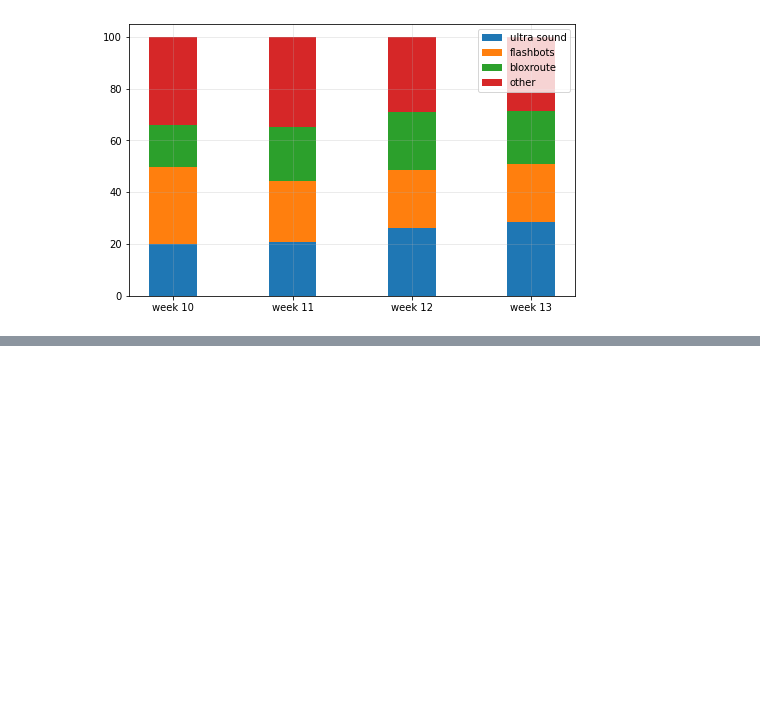
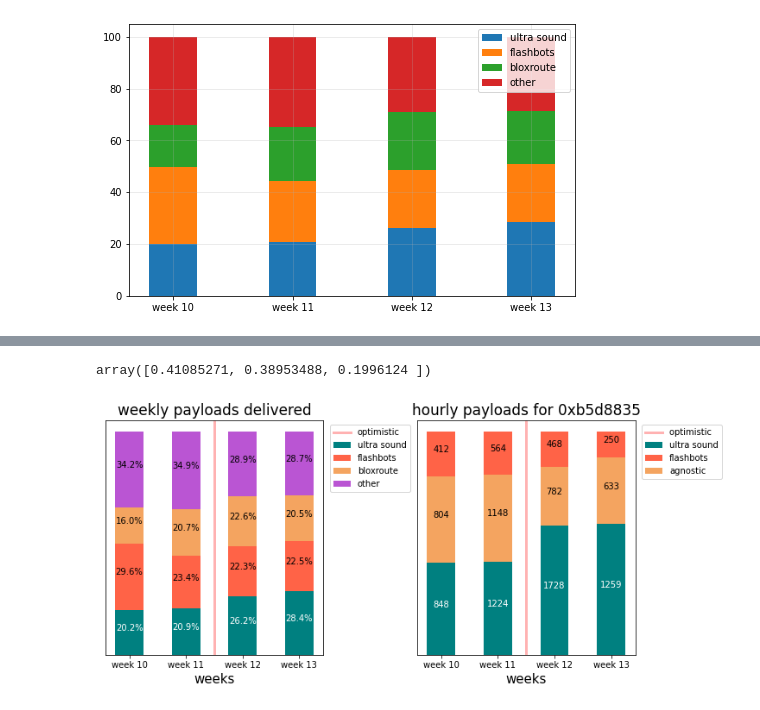
Before and after one commit to michaelneuder/relay-data, a Jupyter notebook: frontier.ipynb, the cells around one changed output, grey strips where cells are left out. Drawn from its saved outputs; the diff is of its cells as text; code cells hidden in the pictures; blank space fills up the shorter version.

```diff
--- a/frontier.ipynb
+++ b/frontier.ipynb
@@ -626,7 +634,7 @@ plt.show()
 start = 6100517
 end = 5999717 # 14 days ago
 payload = {
-    'builder_pubkey': '0xb194b2b8ec91a71c18f8483825234679299d146495a08db3bf3fb955e1d85a5fca77e88de93a74f4e32320fc922d3027',
+    'builder_pubkey': '0xb5d883565500910f3f10f0a2e3a031139d972117a3b67da191ff93ba00ba26502d9b65385b5bca5e7c587273e40f2319',
 }
 total_df = pd.DataFrame()
 while start > end:
@@ -829,0 +913,18 @@ plt.show()
+# %%
+res = []
+re2 = []
+for i in range(4):
+    lb, ub = bounds[i], bounds[i+1]
+    print(lb,ub)
+    res_2 = []
+    sub = usr[(usr['slot']>=bounds[i]) & (usr['slot']<bounds[i+1])]
+    usr_ct = len(sub)
+    sub = agn[(agn['slot']>=bounds[i]) & (agn['slot']<bounds[i+1])]
+    agn_ct = len(sub)
+    sub = fbs[(fbs['slot']>=bounds[i]) & (fbs['slot']<bounds[i+1])]
+    fbs_ct = len(sub)
+    total = usr_ct + agn_ct + fbs_ct
+    print(total)
+    res.append([usr_ct/total, agn_ct/total, fbs_ct/total])
+    re2.append([usr_ct, agn_ct, fbs_ct])
+res = np.asarray(res)
@@ -829,0 +967,59 @@ plt.show()
+# %%
+res[0]
+# %% [output]
+array([0.41085271, 0.38953488, 0.1996124 ])
+# %%
+fig, axarr = plt.subplots(ncols=2, figsize=(11,5))
+
+ax = axarr[1]
+bottom = np.zeros(4)
+vals = np.swapaxes(res, 0, 1) * 100
+val2 = np.swapaxes(re2, 0, 1)
+rects = ax.bar(np.arange(4), vals[0], width=0.5, bottom=bottom, label='ultra sound', color='teal')
+ax.bar(np.arange(4), vals[2], width=0.5, bottom=vals[1]+vals[0], label='flashbots', color='tomato')
+ax.bar(np.arange(4), vals[1], width=0.5, bottom=vals[0], label='agnostic', color='sandybrown')
+ax.axvline(1.5, color='r', linewidth=3, alpha=0.3, label='optimistic ')
+ax.legend(loc='upper left', bbox_to_anchor=(1.01, 1.))
+ax.set_title('hourly payloads for 0xb5d8835', size=17)
+
+for i in range(4):
+    ax.annotate('{}'.format(val2[0,i]), color='white', xy=(i, vals[0,i]/2), xytext=(0,0),textcoords="offset points", ha='center', va='bottom')
+for i in range(4):
+    ax.annotate('{}'.format(val2[1,i]), color='black', xy=(i, vals[0,i]+(vals[1,i])/2), xytext=(0,0),textcoords="offset points", ha='center', va='bottom')
+for i in range(4):
+    ax.annotate('{}'.format(val2[2,i]), color='black', xy=(i, vals[0,i]+vals[1,i]+(vals[2,i])/2), xytext=(0,0),textcoords="offset points", ha='center', va='bottom')
+
+
+ax = axarr[0]
+width = 0.5
+bottom = np.zeros(4)
+
+vals = np.swapaxes(dominance.values[:,1:], 0, 1)
+ax.bar(np.arange(4), vals[0], width=0.5, bottom=bottom, label='ultra sound', color='teal')
+ax.bar(np.arange(4), vals[1], width=0.5, bottom=vals[0], label='flashbots', color='tomato')
+ax.axvline(1.5, color='r', linewidth=3, alpha=0.3, label='optimistic')
+ax.bar(np.arange(4), vals[2], width=0.5, bottom=vals[1]+vals[0], label='bloxroute', color='sandybrown')
+ax.bar(np.arange(4), vals[3], width=0.5, bottom=vals[2]+vals[1]+vals[0], label='other', color='mediumorchid')
+ax.set_title("weekly payloads delivered", size=17)
+ax.legend(loc='upper left', bbox_to_anchor=(1.01, 1.))
+
+for i in range(4):
+    ax.annotate('{:.1f}%'.format(vals[0,i]), color='white', xy=(i, vals[0,i]/2), xytext=(0,0),textcoords="offset points", ha='center', va='bottom')
+for i in range(4):
+    ax.annotate('{:.1f}%'.format(vals[1,i]), color='black', xy=(i, vals[0,i]+(vals[1,i])/2), xytext=(0,0),textcoords="offset points", ha='center', va='bottom')
+for i in range(4):
+    ax.annotate('{:.1f}%'.format(vals[2,i]), color='black', xy=(i, vals[0,i]+vals[1,i]+(vals[2,i])/2), xytext=(0,0),textcoords="offset points", ha='center', va='bottom')
+for i in range(4):
+    ax.annotate('{:.1f}%'.format(vals[3,i]), color='black', xy=(i, vals[0,i]+vals[1,i]+vals[2,i]+(vals[3,i]/2)), xytext=(0,0), textcoords="offset points", ha='center', va='bottom')
+
+for ax in axarr:
+    ax.set_xticks(np.arange(4))
+    ax.set_xticklabels(['week 10','week 11','week 12','week 13'])
+    ax.set_xlabel("weeks", size=15)
+    ax.grid(alpha=0)
+    ax.set_yticks([])
+
+plt.subplots_adjust(wspace=0.43)
+plt.show()
+# %% [output]
+[figure, added]
```
Also changed, not shown: parts of 21 cells of this notebook.
